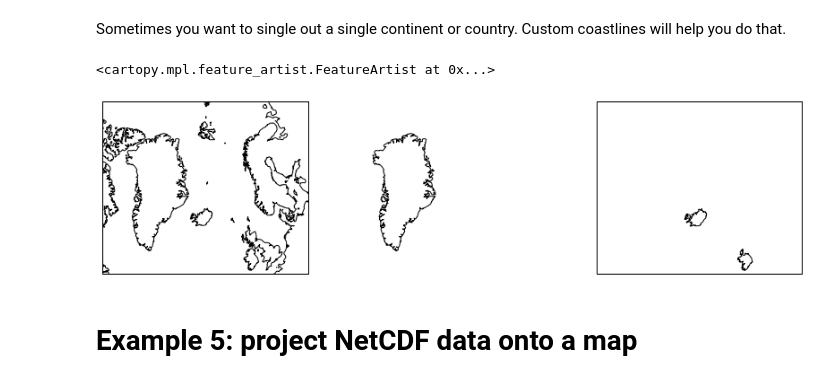
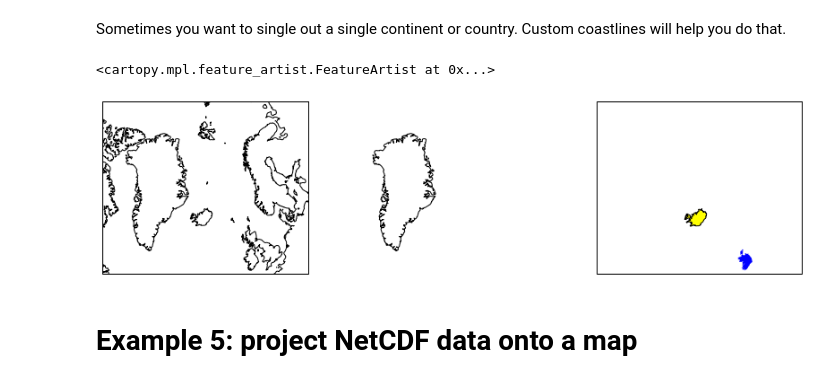
Before and after one commit to UU-IMAU/Python-for-lunch-Notebooks, a Jupyter notebook: PFL_08_plotting_advanced/Examples Cartopy Leo.ipynb, the cells around one changed output. Saved outputs shown, nothing was run; the diff lists cells and outputs as text; code cells hidden in the pictures.

```diff
--- a/PFL_08_plotting_advanced/Examples Cartopy Leo.ipynb
+++ b/PFL_08_plotting_advanced/Examples Cartopy Leo.ipynb
@@ -125,29 +125,29 @@ def get_shape_country(country_name='Greenland'):
 # %%
 fig = plt.figure(figsize=(14,5))
 gs = gridspec.GridSpec(1, 3)
 
 myproj = ccrs.Stereographic(central_longitude=-40, central_latitude=72)
 extent = [-60,20,55, 90]
 
 ax1 = plt.subplot(gs[0,0], projection=myproj)
 ax1.set_extent(extent, crs=ccrs.PlateCarree())
 ax1.coastlines(resolution='50m')
 
 ax2 = plt.subplot(gs[0,1], projection=myproj)
 ax2.set_extent(extent, crs=ccrs.PlateCarree())
 ax2.add_geometries(get_shape_country('Greenland'), ccrs.PlateCarree(),
           edgecolor='black', facecolor='white', zorder=0)
 ax2.outline_patch.set_visible(False) # disable Axes frame
 
 ax3 = plt.subplot(gs[0,2], projection=myproj)
 ax3.set_extent(extent, crs=ccrs.PlateCarree())
 ax3.add_geometries(get_shape_country('Iceland'), ccrs.PlateCarree(),
-          edgecolor='black', facecolor='white', zorder=0)
+          edgecolor='black', facecolor='yellow', zorder=0)
 ax3.add_geometries(get_shape_country('Ireland'), ccrs.PlateCarree(),
-          edgecolor='black', facecolor='white', zorder=0)
+          edgecolor=None, facecolor='blue', zorder=0)
 # %% [output]
 <cartopy.mpl.feature_artist.FeatureArtist at 0x...>
-[figure, old version]
+[figure, new version]
 # %% [markdown]
 # Example 5: project NetCDF data onto a map
 # %% [markdown]
```
